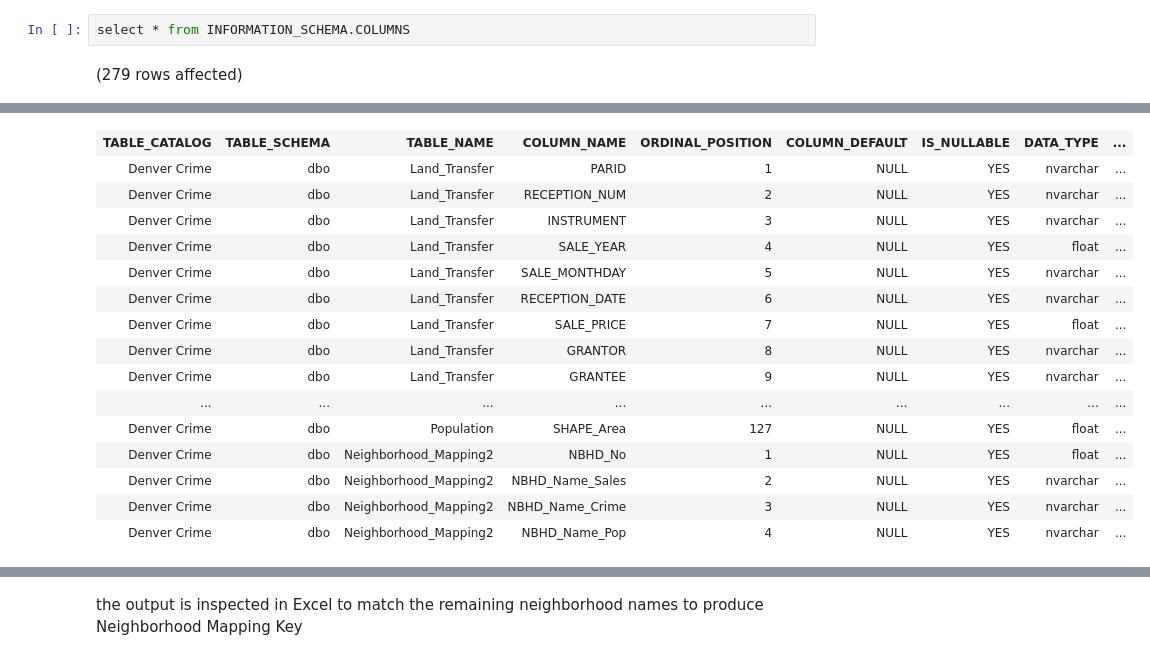
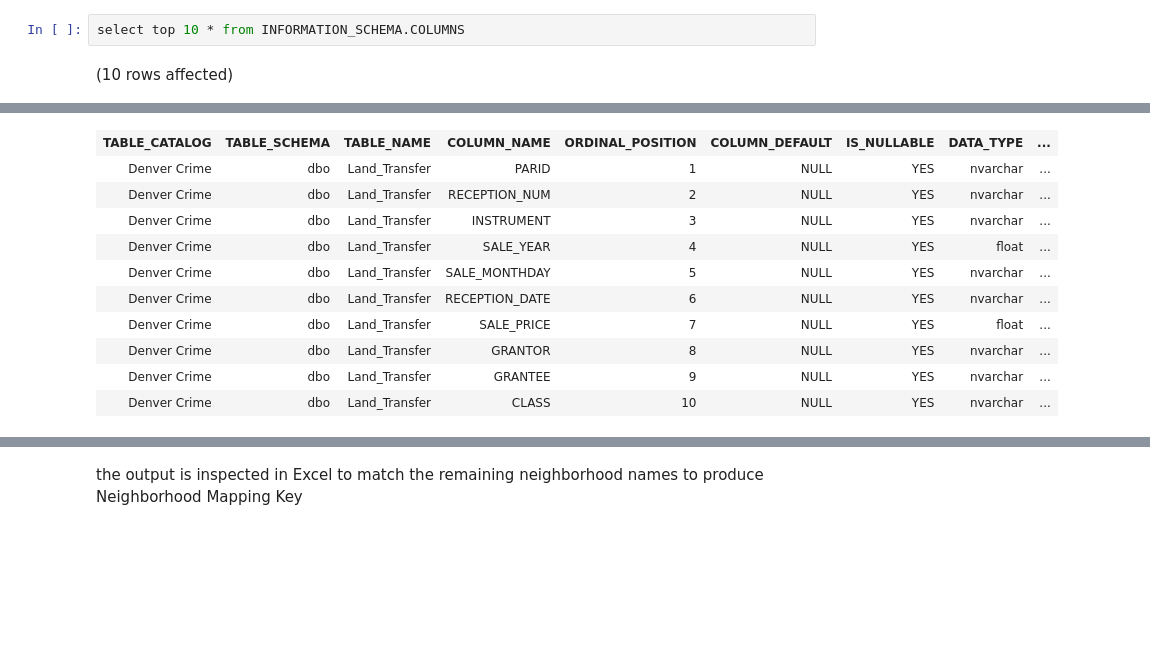
Before and after one commit to hmoughnieh/Impact-of-Crime-on-Housing-Prices-in-Denver-City, a Jupyter notebook: SQL_Prep.ipynb, the cells around one changed output, grey strips where cells are left out. Saved outputs shown, nothing was run; the diff lists cells and outputs as text; blank space fills up the shorter version.

```diff
--- a/SQL_Prep.ipynb
+++ b/SQL_Prep.ipynb
@@ -1,4 +1,4 @@
 # %%
-select * from INFORMATION_SCHEMA.COLUMNS
+select top 10 * from INFORMATION_SCHEMA.COLUMNS
 # %% [output]
-(279 rows affected)
+(10 rows affected)
@@ -6,19 +6,14 @@ Total execution time: 00:00:00.071
 | TABLE_CATALOG | TABLE_SCHEMA | TABLE_NAME | COLUMN_NAME | ORDINAL_POSITION | COLUMN_DEFAULT | IS_NULLABLE | DATA_TYPE | ... |
 | Denver Crime | dbo | Land_Transfer | PARID | 1 | NULL | YES | nvarchar | ... |
 | Denver Crime | dbo | Land_Transfer | RECEPTION_NUM | 2 | NULL | YES | nvarchar | ... |
 | Denver Crime | dbo | Land_Transfer | INSTRUMENT | 3 | NULL | YES | nvarchar | ... |
 | Denver Crime | dbo | Land_Transfer | SALE_YEAR | 4 | NULL | YES | float | ... |
 | Denver Crime | dbo | Land_Transfer | SALE_MONTHDAY | 5 | NULL | YES | nvarchar | ... |
 | Denver Crime | dbo | Land_Transfer | RECEPTION_DATE | 6 | NULL | YES | nvarchar | ... |
 | Denver Crime | dbo | Land_Transfer | SALE_PRICE | 7 | NULL | YES | float | ... |
 | Denver Crime | dbo | Land_Transfer | GRANTOR | 8 | NULL | YES | nvarchar | ... |
 | Denver Crime | dbo | Land_Transfer | GRANTEE | 9 | NULL | YES | nvarchar | ... |
-| ... | ... | ... | ... | ... | ... | ... | ... | ... |
-| Denver Crime | dbo | Population | SHAPE_Area | 127 | NULL | YES | float | ... |
-| Denver Crime | dbo | Neighborhood_Mapping2 | NBHD_No | 1 | NULL | YES | float | ... |
-| Denver Crime | dbo | Neighborhood_Mapping2 | NBHD_Name_Sales | 2 | NULL | YES | nvarchar | ... |
-| Denver Crime | dbo | Neighborhood_Mapping2 | NBHD_Name_Crime | 3 | NULL | YES | nvarchar | ... |
-| Denver Crime | dbo | Neighborhood_Mapping2 | NBHD_Name_Pop | 4 | NULL | YES | nvarchar | ... |
+| Denver Crime | dbo | Land_Transfer | CLASS | 10 | NULL | YES | nvarchar | ... |
 # %%
 SELECT top 15 *
 FROM crime2010
```
Also changed, not shown: parts of 8 cells of this notebook.
